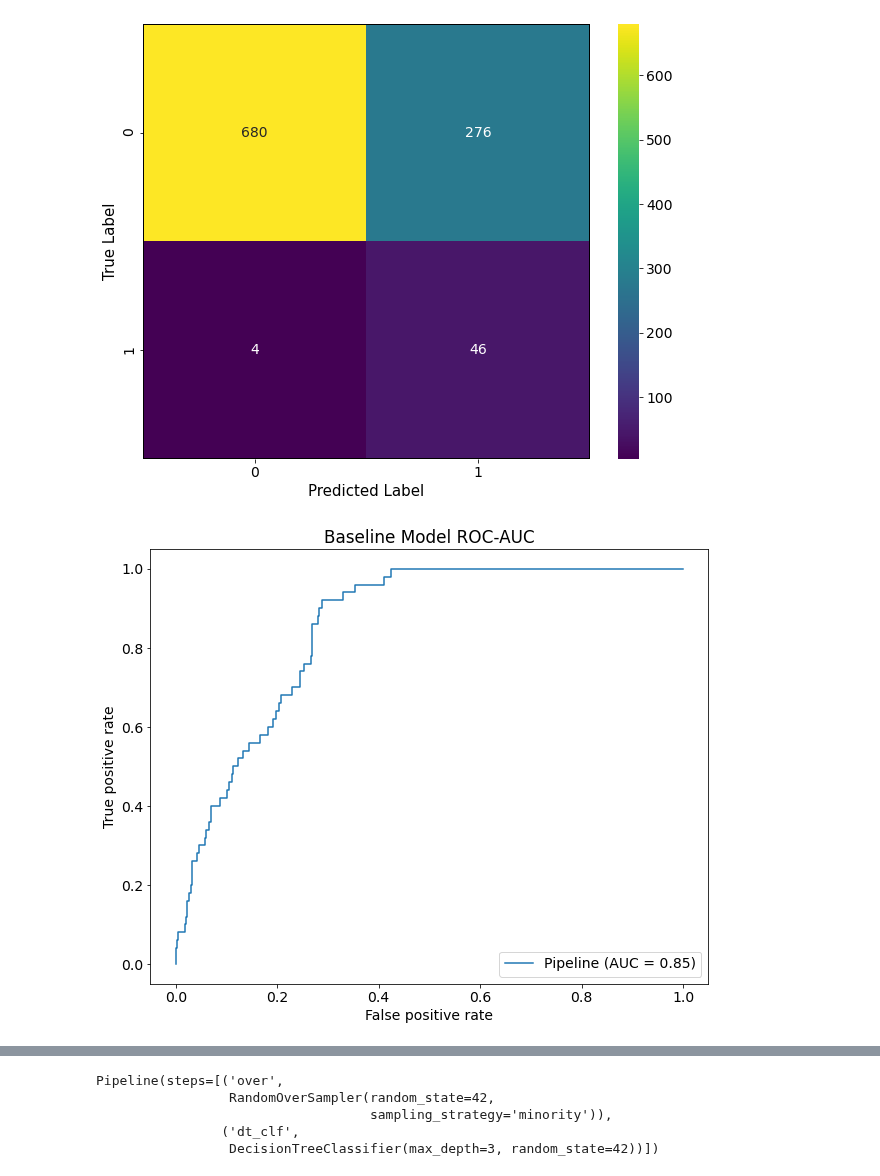
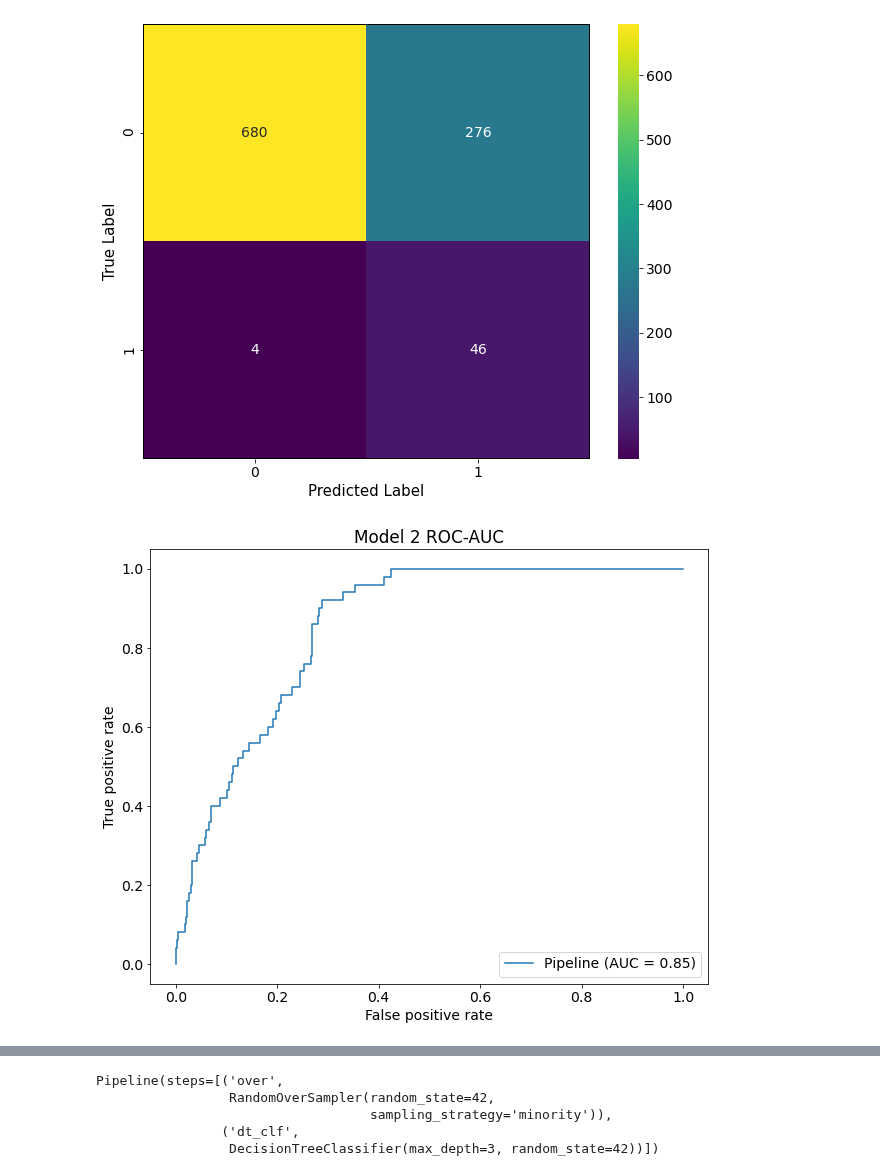
Before and after one commit to jordanate/machine-learning-classification, a Jupyter notebook: stroke-machine-learning-classification.ipynb, the cells around one changed output, grey strips where cells are left out. Cells and saved outputs as stored; diff of their text form; code cells hidden in the pictures.

```diff
--- a/stroke-machine-learning-classification.ipynb
+++ b/stroke-machine-learning-classification.ipynb
@@ -474,11 +477,11 @@ plt.show()
 # %%
 # Visualizing the AUC (Area Under the Curve)
 fig, ax = plt.subplots(figsize = (10,8))
 plot_roc_curve(baseline_pipeline, X_test, y_test, ax = ax)
 ax.set_ylabel('True positive rate')
 ax.set_xlabel('False positive rate')
-ax.set_title('Baseline Model ROC-AUC')
+ax.set_title('Model 2 ROC-AUC')
 plt.show()
 # %% [output]
-[figure, old version]
+[figure, new version]
 # %% [markdown]
```
Also changed, not shown: parts of 89 cells of this notebook.
